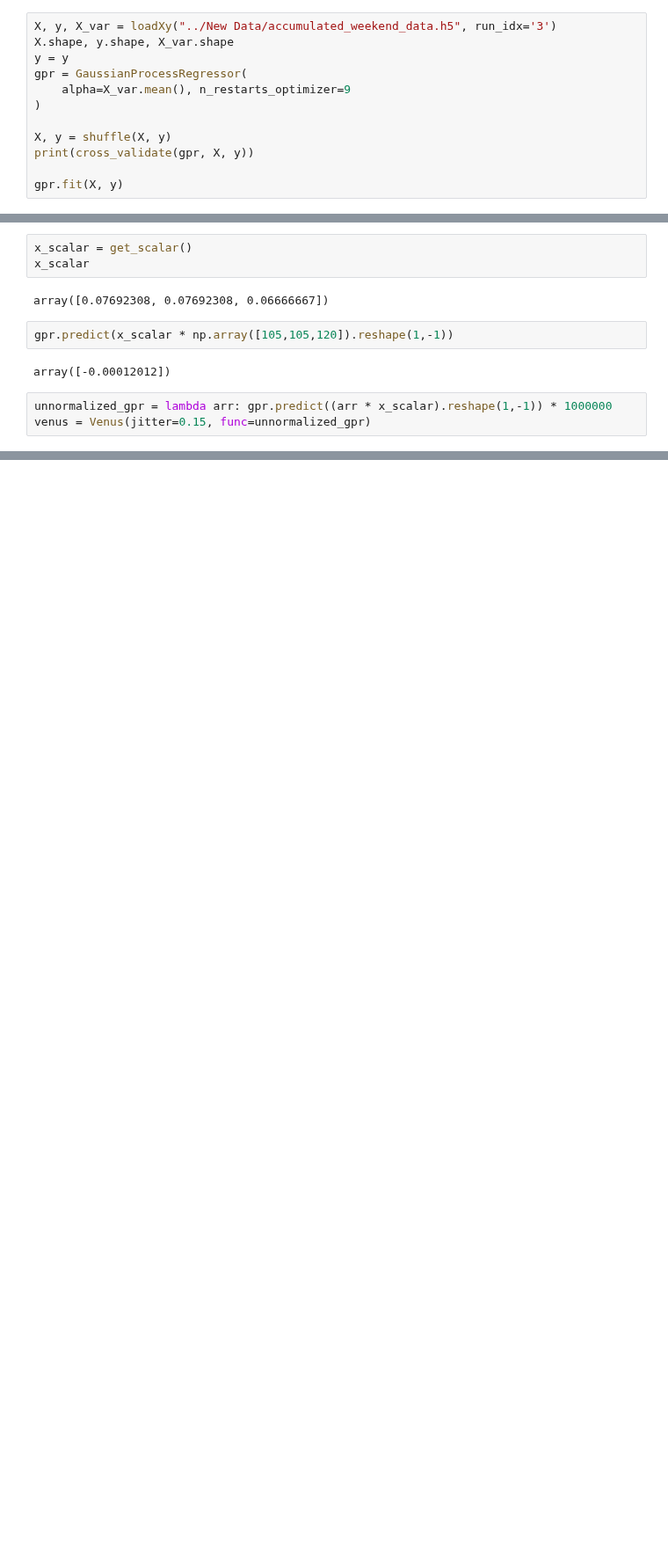
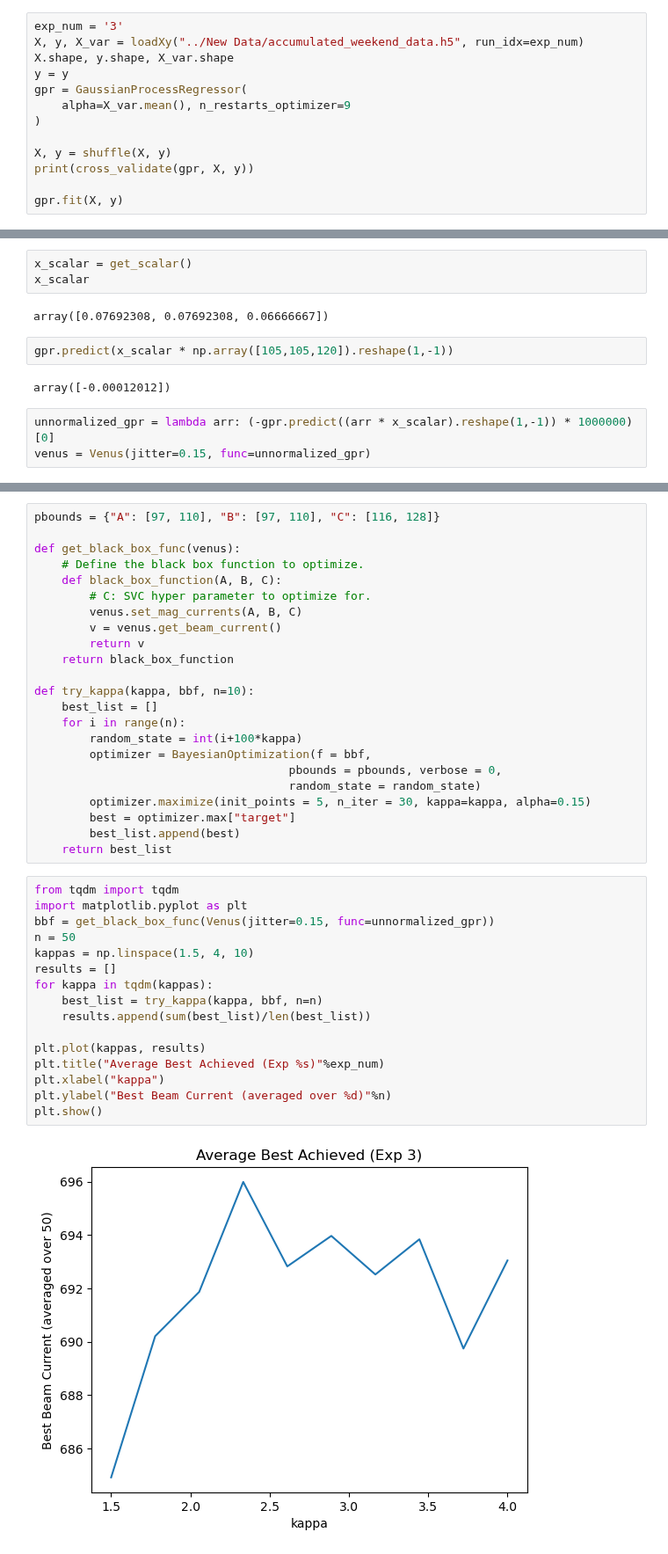
Before and after one commit to yubinhu/Venus-Exploration, a Jupyter notebook: Scripts/test.ipynb, the cells around one changed output, grey strips where cells are left out. Shown at 88% size. Saved outputs shown, nothing was run; the diff lists cells and outputs as text; blank space fills up the shorter version.

Commit message:
finish bayesopt param search script

```diff
--- a/Scripts/test.ipynb
+++ b/Scripts/test.ipynb
@@ -8,5 +10,6 @@ import numpy as np
 # %%
-X, y, X_var = loadXy("../New Data/accumulated_weekend_data.h5", run_idx='3')
+exp_num = '3'
+X, y, X_var = loadXy("../New Data/accumulated_weekend_data.h5", run_idx=exp_num)
 X.shape, y.shape, X_var.shape
 y = y
 gpr = GaussianProcessRegressor(
@@ -50,7 +33,7 @@ gpr.predict(x_scalar * np.array([105,105,120]).reshape(1,-1))
 # %% [output]
 array([-0.00012012])
 # %%
-unnormalized_gpr = lambda arr: gpr.predict((arr * x_scalar).reshape(1,-1)) * 1000000
+unnormalized_gpr = lambda arr: (-gpr.predict((arr * x_scalar).reshape(1,-1)) * 1000000)[0]
 venus = Venus(jitter=0.15, func=unnormalized_gpr)
 # %%
 venus.set_mag_currents(105,105,120)
@@ -59,0 +43,41 @@ array([-120.1190576])
+# %%
+pbounds = {"A": [97, 110], "B": [97, 110], "C": [116, 128]}
+
+def get_black_box_func(venus):
+    # Define the black box function to optimize.
+    def black_box_function(A, B, C):
+        # C: SVC hyper parameter to optimize for.
+        venus.set_mag_currents(A, B, C)
+        v = venus.get_beam_current()
+        return v
+    return black_box_function
+
+def try_kappa(kappa, bbf, n=10):
+    best_list = []
+    for i in range(n):
+        random_state = int(i+100*kappa)
+        optimizer = BayesianOptimization(f = bbf,
+                                     pbounds = pbounds, verbose = 0,
+                                     random_state = random_state)
+        optimizer.maximize(init_points = 5, n_iter = 30, kappa=kappa, alpha=0.15)
+        best = optimizer.max["target"]
+        best_list.append(best)
+    return best_list
+# %%
+from tqdm import tqdm
+import matplotlib.pyplot as plt
+bbf = get_black_box_func(Venus(jitter=0.15, func=unnormalized_gpr))
+n = 50
+kappas = np.linspace(1.5, 4, 10)
+results = []
+for kappa in tqdm(kappas):
+    best_list = try_kappa(kappa, bbf, n=n)
+    results.append(sum(best_list)/len(best_list))
+
+plt.plot(kappas, results)
+plt.title("Average Best Achieved (Exp %s)"%exp_num)
+plt.xlabel("kappa")
+plt.ylabel("Best Beam Current (averaged over %d)"%n)
+plt.show()
+# %% [output]
+[figure, added]
```
Also changed, not shown: parts of 4 cells of this notebook, 2 other files.
